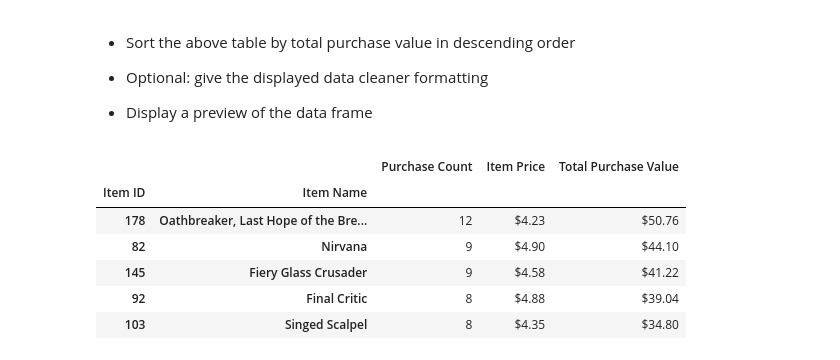
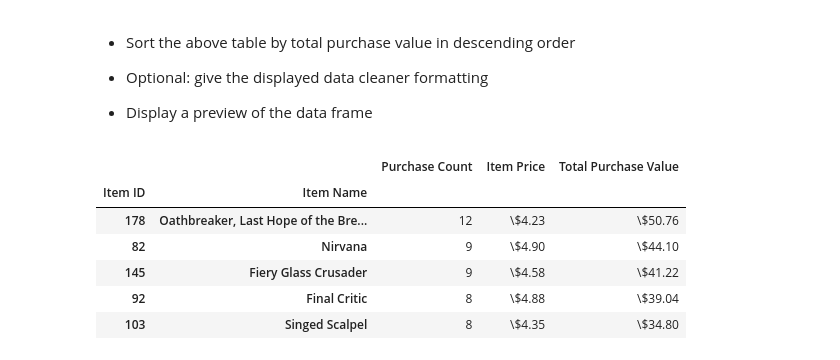
Before and after one commit to lorijta92/Pandas-GameSales, a Jupyter notebook: HeroesOfPymoli_final.ipynb, the cells around one changed output. Saved outputs shown, nothing was run; the diff lists cells and outputs as text; code cells hidden in the pictures.

```diff
--- a/HeroesOfPymoli_final.ipynb
+++ b/HeroesOfPymoli_final.ipynb
@@ -355,17 +355,17 @@ top_items_df_sorted.head(5)
 # %%
 # Sort data frame by total purchase value
 top_items_profit = top_items_df.sort_values('Total Purchase Value',ascending=False)
 
 # Format data frame with mapping
-top_items_profit['Item Price'] = top_items_profit['Item Price'].map("${:.2f}".format)
-top_items_profit['Total Purchase Value'] = top_items_profit['Total Purchase Value'].map("${:.2f}".format)
+top_items_profit['Item Price'] = top_items_profit['Item Price'].map("\${:.2f}".format)
+top_items_profit['Total Purchase Value'] = top_items_profit['Total Purchase Value'].map("\${:.2f}".format)
 
 top_items_profit.head(5)
 # %% [output]
 |  |  | Purchase Count | Item Price | Total Purchase Value |
 | Item ID | Item Name |  |  |  |
-| 178 | Oathbreaker, Last Hope of the Bre... | 12 | $4.23 | $50.76 |
-| 82 | Nirvana | 9 | $4.90 | $44.10 |
-| 145 | Fiery Glass Crusader | 9 | $4.58 | $41.22 |
-| 92 | Final Critic | 8 | $4.88 | $39.04 |
-| 103 | Singed Scalpel | 8 | $4.35 | $34.80 |
+| 178 | Oathbreaker, Last Hope of the Bre... | 12 | \$4.23 | \$50.76 |
+| 82 | Nirvana | 9 | \$4.90 | \$44.10 |
+| 145 | Fiery Glass Crusader | 9 | \$4.58 | \$41.22 |
+| 92 | Final Critic | 8 | \$4.88 | \$39.04 |
+| 103 | Singed Scalpel | 8 | \$4.35 | \$34.80 |
```
Also changed, not shown: parts of 5 cells of this notebook.
